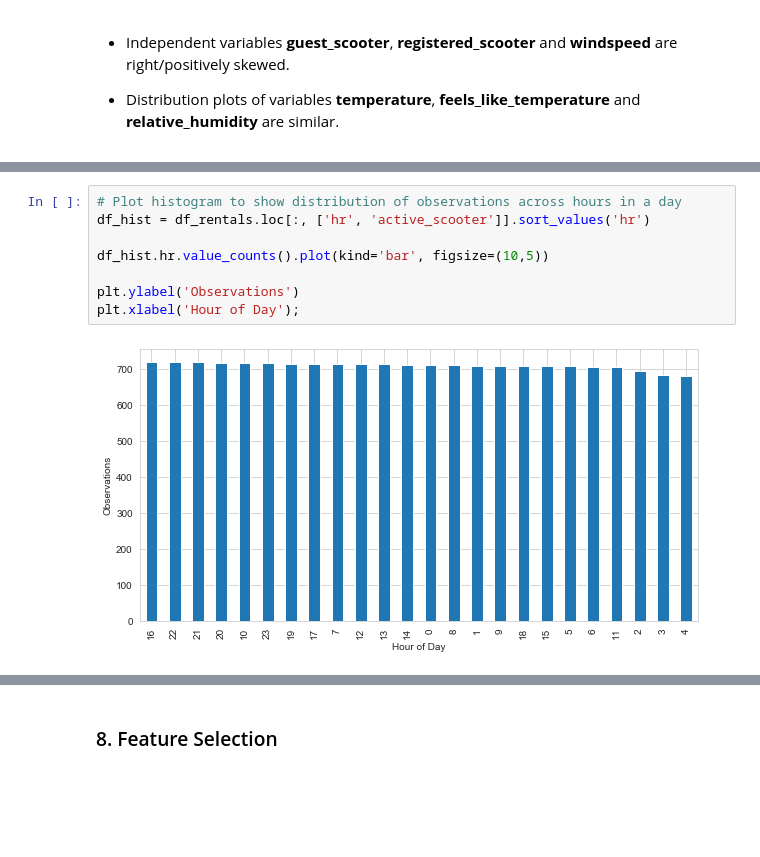
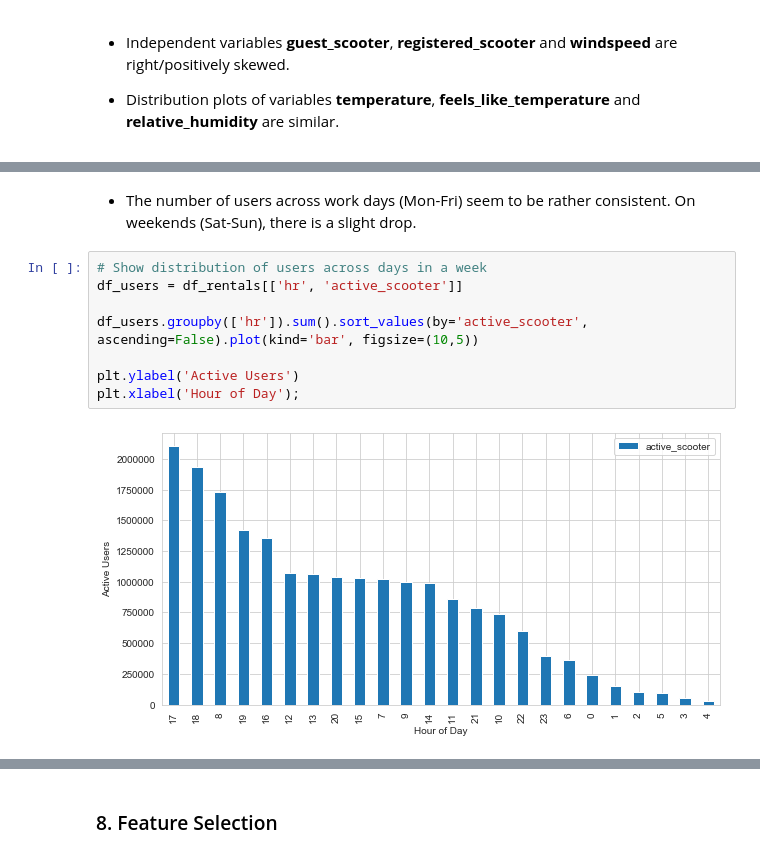
Before and after one commit to hakngrow/aice, a Jupyter notebook: eda.ipynb, the cells around one changed output, grey strips where cells are left out. Drawn from its saved outputs; the diff is of its cells as text; blank space fills up the shorter version.

```diff
--- a/eda.ipynb
+++ b/eda.ipynb
@@ -785,10 +763,12 @@ df_hist.groupby(['day_of_wk']).sum().sort_values(by='active_scooter').plot(kind=
+# %% [markdown]
+- The number of users across work days (Mon-Fri) seem to be rather consistent. On weekends (Sat-Sun), there is a slight drop.
 # %%
-# Plot histogram to show distribution of observations across hours in a day
-df_hist = df_rentals.loc[:, ['hr', 'active_scooter']].sort_values('hr')
+# Show distribution of users across days in a week
+df_users = df_rentals[['hr', 'active_scooter']]
 
-df_hist.hr.value_counts().plot(kind='bar', figsize=(10,5))
+df_users.groupby(['hr']).sum().sort_values(by='active_scooter', ascending=False).plot(kind='bar', figsize=(10,5))
 
-plt.ylabel('Observations')
+plt.ylabel('Active Users')
 plt.xlabel('Hour of Day');
 # %% [output]
-[figure, old version]
+[figure, new version]
```
Also changed, not shown: parts of 26 cells of this notebook.
